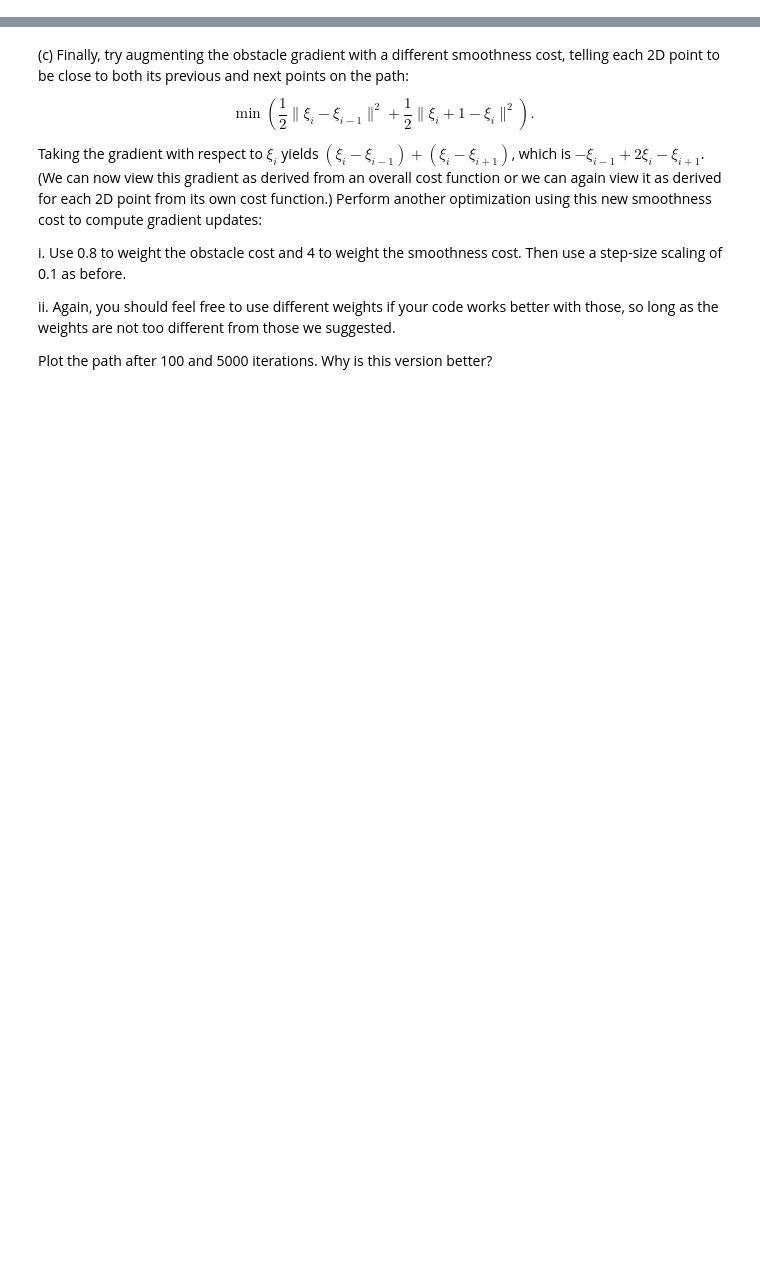
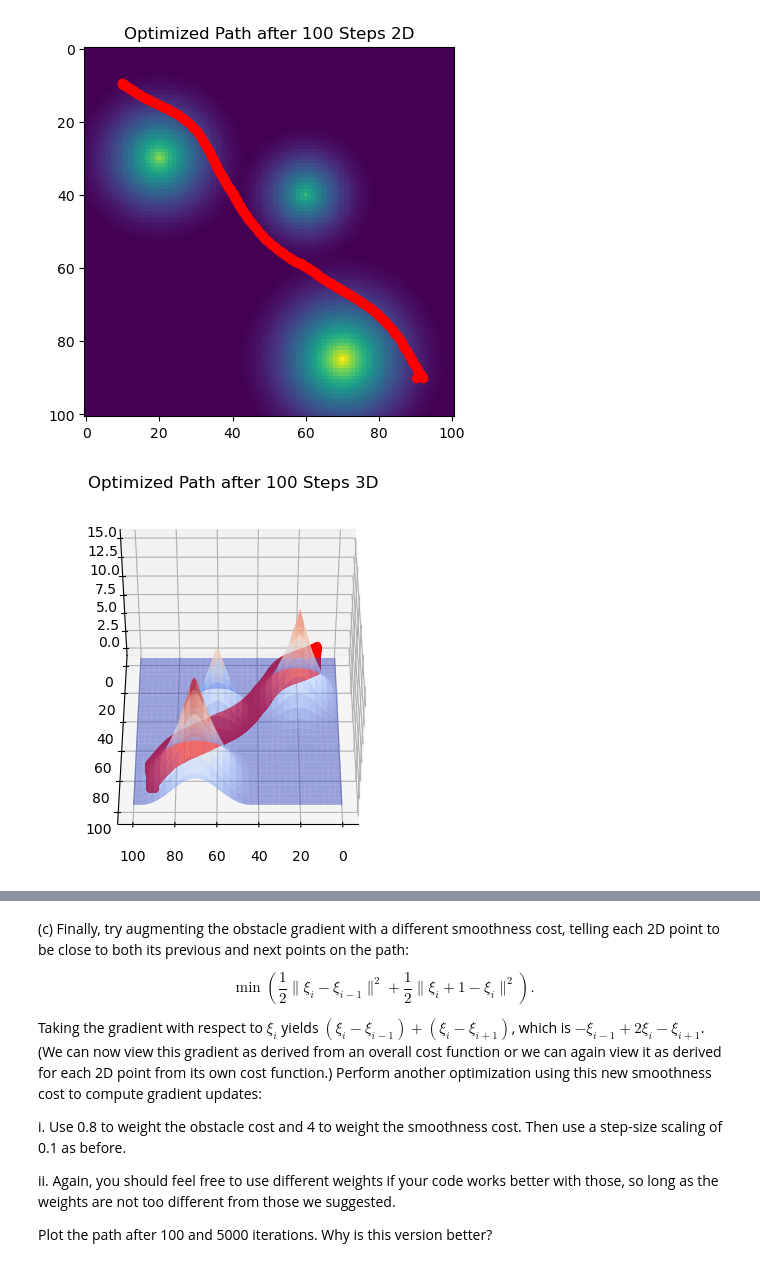
Before and after one commit to Tom-Notch/16-811-HW, a Jupyter notebook: src/Q6.ipynb, the cells around one changed output, grey strips where cells are left out. Cells and saved outputs as stored; diff of their text form; code cells hidden in the pictures; blank space fills up the shorter version.

```diff
--- a/src/Q6.ipynb
+++ b/src/Q6.ipynb
@@ -40,3 +193,83 @@ Weight the negative obstacle gradient from part (a) with 0.8 and the new negativ
 
 Plot the path after 100, 200 and 500 iterations.
 Why doesn't this work?
+# %%
+# Now do gradient descent taking previous path point into account
+Qb_path_continuous = initial_path.copy()
+optimization_points_continuous = Qb_path_continuous[1:-1]
+convergence_map = np.zeros(optimization_points_continuous.shape[0], dtype=bool)
+cost_interpolator = interpolate.RegularGridInterpolator(
+    (x, y), cost_map, bounds_error=False, fill_value=None
+)
+
+cost_change_threshold = 1e-3
+max_iter = 5000
+lr = 0.1
+obstacle_cost_weight = 0.9
+# %%
+for iter in range(max_iter):
+    # if all points have converged, break
+    if np.all(convergence_map):
+        print(f"Converged after {iter} iterations")
+        break
+
+    if iter == 100:
+        plot_scene(
+            Qb_path_continuous,
+            cost_map,
+            title="Optimized Path after 100 Steps",
+            save_prefix="../figs/Q6b_optimized_path_100_steps",
+        )
+
+    if iter == 200:
+        plot_scene(
+            Qb_path_continuous,
+            cost_map,
+            title="Optimized Path after 200 Steps",
+            save_prefix="../figs/Q6b_optimized_path_200_steps",
+        )
+
+    if iter == 500:
+        plot_scene(
+            Qb_path_continuous,
+            cost_map,
+            title="Optimized Path after 500 Steps",
+            save_prefix="../figs/Q6b_optimized_path_500_steps",
+        )
+
+    for idx in range(len(optimization_points_continuous)):
+        if convergence_map[idx]:
+            continue
+
+        point = optimization_points_continuous[idx]
+        previous_path_point = Qb_path_continuous[
+            idx
+        ]  # using Qb_path_continuous for corner case when idx = 0
+
+        # Interpolate gradient at current point
+        interpolated_gradient_x = gx_interpolator(point)
+        interpolated_gradient_y = gy_interpolator(point)
+
+        # Compute gradient vector
+        gradient_vector = np.array(
+            [interpolated_gradient_x, interpolated_gradient_y]
+        ).flatten()
+
+        gradient_vector = obstacle_cost_weight * gradient_vector + (
+            1 - obstacle_cost_weight
+        ) * (point - previous_path_point)
+
+        current_cost = cost_interpolator(point)
+
+        next_point = point - lr * gradient_vector
+        next_cost = cost_interpolator(next_point)
+
+        # Check if the point has converged
+        if (current_cost - next_cost) / lr < cost_change_threshold:
+            convergence_map[idx] = True
+
+        # Take a step in the negative gradient direction
+        optimization_points_continuous[idx] = next_point
+# %% [output]
+[figure, added]
+[figure, added]
```
Also changed, not shown: parts of 21 cells of this notebook, 25 other files.
